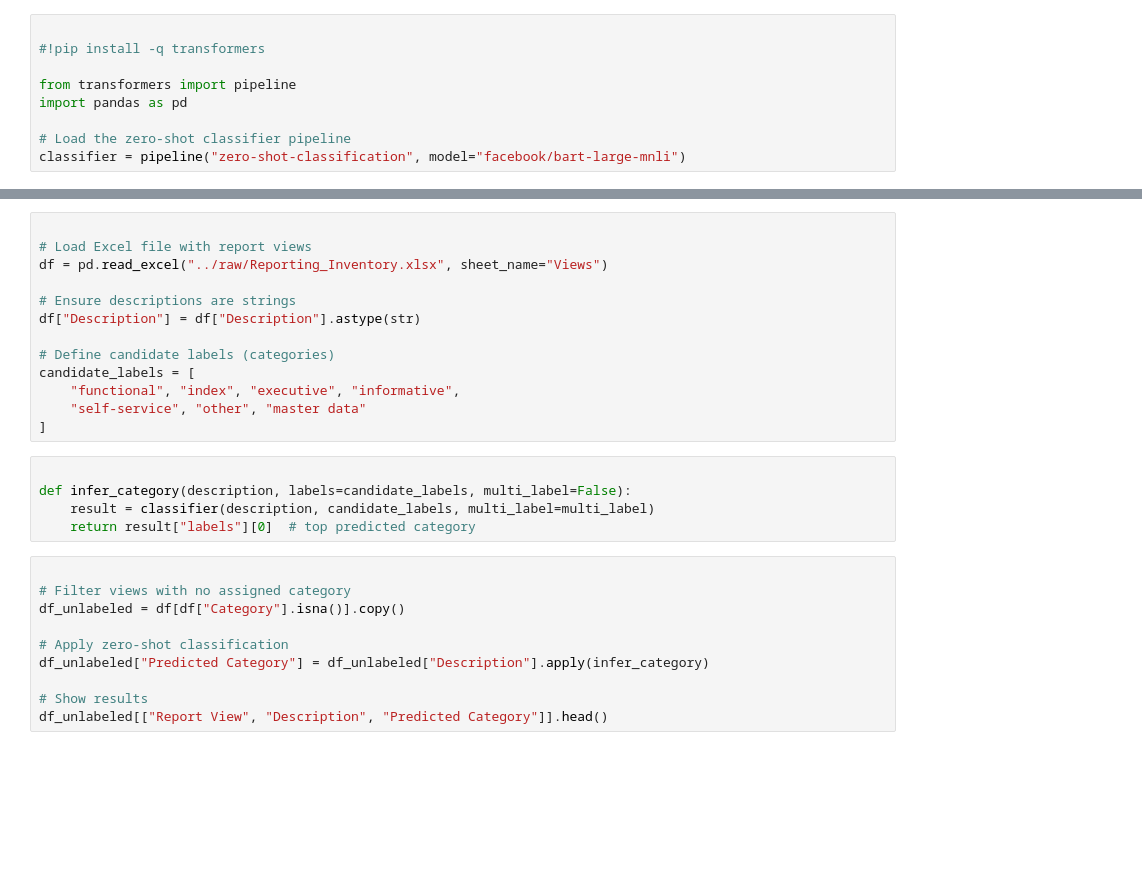
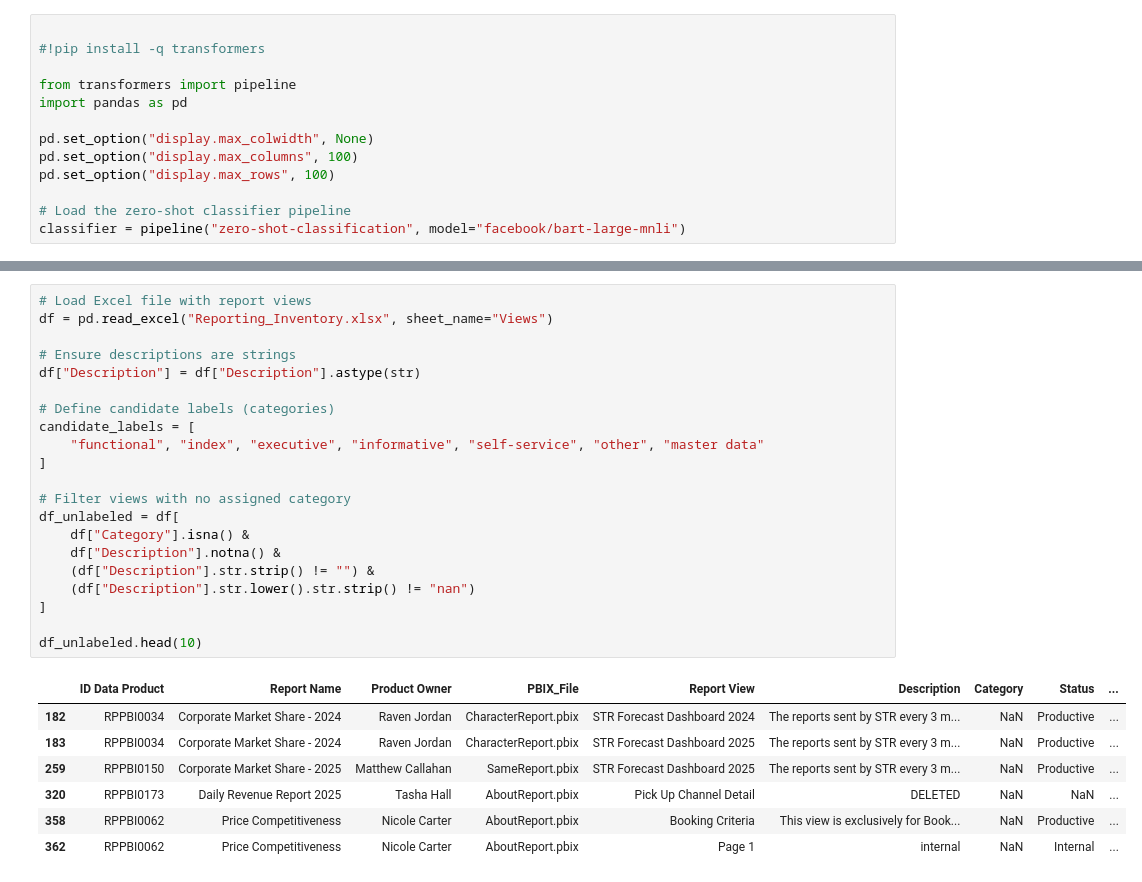
Before and after one commit to cbadenes/semantic-report-search, a Jupyter notebook: data/analysis/31_zeroshot_classification.ipynb, the cells around one changed output, grey strips where cells are left out. Cells and saved outputs as stored; diff of their text form; blank space fills up the shorter version.

```diff
--- a/data/analysis/31_zeroshot_classification.ipynb
+++ b/data/analysis/31_zeroshot_classification.ipynb
@@ -25,6 +25,10 @@ Target categories:
 from transformers import pipeline
 import pandas as pd
 
+pd.set_option("display.max_colwidth", None)
+pd.set_option("display.max_columns", 100)
+pd.set_option("display.max_rows", 100)
+
 # Load the zero-shot classifier pipeline
 classifier = pipeline("zero-shot-classification", model="facebook/bart-large-mnli")
 # %% [output]
@@ -32,28 +46,29 @@ TypeError: unhashable type: 'list'
 # %%
-
 # Load Excel file with report views
-df = pd.read_excel("../raw/Reporting_Inventory.xlsx", sheet_name="Views")
+df = pd.read_excel("Reporting_Inventory.xlsx", sheet_name="Views")
 
 # Ensure descriptions are strings
 df["Description"] = df["Description"].astype(str)
 
 # Define candidate labels (categories)
 candidate_labels = [
-    "functional", "index", "executive", "informative",
-    "self-service", "other", "master data"
+    "functional", "index", "executive", "informative", "self-service", "other", "master data"
 ]
+
+# Filter views with no assigned category
+df_unlabeled = df[
+    df["Category"].isna() &
+    df["Description"].notna() &
+    (df["Description"].str.strip() != "") &
+    (df["Description"].str.lower().str.strip() != "nan")
+]
+
+df_unlabeled.head(10)
+# %% [output]
+|  | ID Data Product | Report Name | Product Owner | PBIX_File | Report View | Description | Category | Status | ... |
+| 182 | RPPBI0034 | Corporate Market Share - 2024 | Raven Jordan | CharacterReport.pbix | STR Forecast Dashboard 2024 | The reports sent by STR every 3 m... | NaN | Productive | ... |
+| 183 | RPPBI0034 | Corporate Market Share - 2024 | Raven Jordan | CharacterReport.pbix | STR Forecast Dashboard 2025 | The reports sent by STR every 3 m... | NaN | Productive | ... |
+| 259 | RPPBI0150 | Corporate Market Share - 2025 | Matthew Callahan | SameReport.pbix | STR Forecast Dashboard 2025 | The reports sent by STR every 3 m... | NaN | Productive | ... |
+| 320 | RPPBI0173 | Daily Revenue Report 2025 | Tasha Hall | AboutReport.pbix | Pick Up Channel Detail | DELETED | NaN | NaN | ... |
+| 358 | RPPBI0062 | Price Competitiveness | Nicole Carter | AboutReport.pbix | Booking Criteria | This view is exclusively for Book... | NaN | Productive | ... |
+| 362 | RPPBI0062 | Price Competitiveness | Nicole Carter | AboutReport.pbix | Page 1 | internal | NaN | Internal | ... |
-# %%
-
-def infer_category(description, labels=candidate_labels, multi_label=False):
-    result = classifier(description, candidate_labels, multi_label=multi_label)
-    return result["labels"][0]  # top predicted category
-# %%
-
-# Filter views with no assigned category
-df_unlabeled = df[df["Category"].isna()].copy()
-
-# Apply zero-shot classification
-df_unlabeled["Predicted Category"] = df_unlabeled["Description"].apply(infer_category)
-
-# Show results
-df_unlabeled[["Report View", "Description", "Predicted Category"]].head()
```
Also changed, not shown: parts of 4 cells of this notebook.
